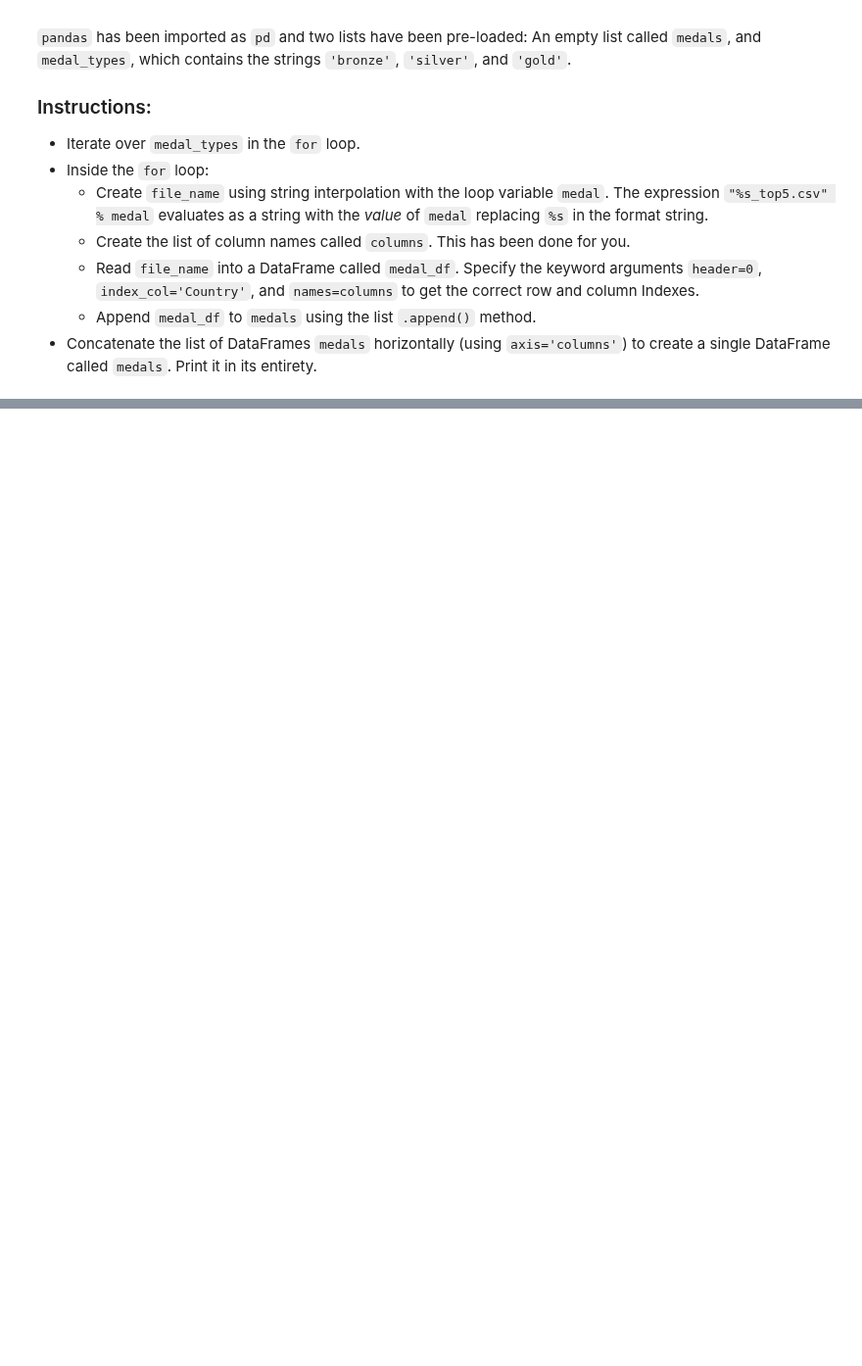
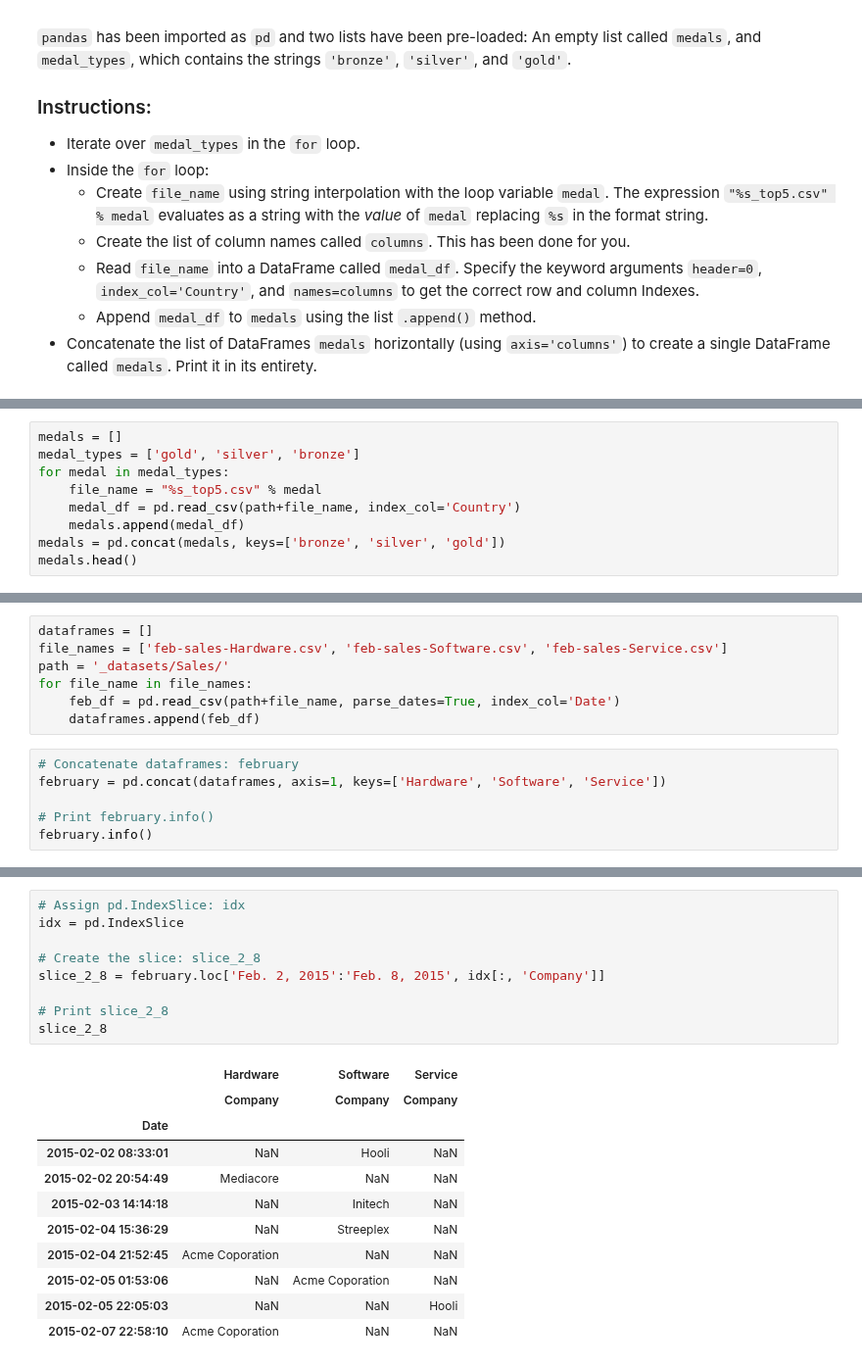
Before and after one commit to mitabunov/DataCamp_pony, a Jupyter notebook: 10_merging_DataFrames/02_Concatenating_data.ipynb, the cells around one changed output, grey strips where cells are left out. Shown at 98% size. Drawn from its saved outputs; the diff is of its cells as text; blank space fills up the shorter version.

```diff
--- a/10_merging_DataFrames/02_Concatenating_data.ipynb
+++ b/10_merging_DataFrames/02_Concatenating_data.ipynb
@@ -305,0 +374,9 @@ United States   2088.0  1195.0  1052.0
+# %%
+medals = []
+medal_types = ['gold', 'silver', 'bronze']
+for medal in medal_types:
+    file_name = "%s_top5.csv" % medal
+    medal_df = pd.read_csv(path+file_name, index_col='Country')
+    medals.append(medal_df)
+medals = pd.concat(medals, keys=['bronze', 'silver', 'gold'])
+medals.head()
@@ -305,0 +438,13 @@ United States   2088.0  1195.0  1052.0
+# %%
+dataframes = []
+file_names = ['feb-sales-Hardware.csv', 'feb-sales-Software.csv', 'feb-sales-Service.csv']
+path = '_datasets/Sales/'
+for file_name in file_names:
+    feb_df = pd.read_csv(path+file_name, parse_dates=True, index_col='Date')
+    dataframes.append(feb_df)
+# %%
+# Concatenate dataframes: february
+february = pd.concat(dataframes, axis=1, keys=['Hardware', 'Software', 'Service'])
+
+# Print february.info()
+february.info()
@@ -305,0 +466,21 @@ United States   2088.0  1195.0  1052.0
+# %%
+# Assign pd.IndexSlice: idx
+idx = pd.IndexSlice
+
+# Create the slice: slice_2_8
+slice_2_8 = february.loc['Feb. 2, 2015':'Feb. 8, 2015', idx[:, 'Company']]
+
+# Print slice_2_8
+slice_2_8
+# %% [output]
+|  | Hardware | Software | Service |
+|  | Company | Company | Company |
+| Date |  |  |  |
+| 2015-02-02 08:33:01 | NaN | Hooli | NaN |
+| 2015-02-02 20:54:49 | Mediacore | NaN | NaN |
+| 2015-02-03 14:14:18 | NaN | Initech | NaN |
+| 2015-02-04 15:36:29 | NaN | Streeplex | NaN |
+| 2015-02-04 21:52:45 | Acme Coporation | NaN | NaN |
+| 2015-02-05 01:53:06 | NaN | Acme Coporation | NaN |
+| 2015-02-05 22:05:03 | NaN | NaN | Hooli |
+| 2015-02-07 22:58:10 | Acme Coporation | NaN | NaN |
```
Also changed, not shown: parts of 24 cells of this notebook, 9 other files.
